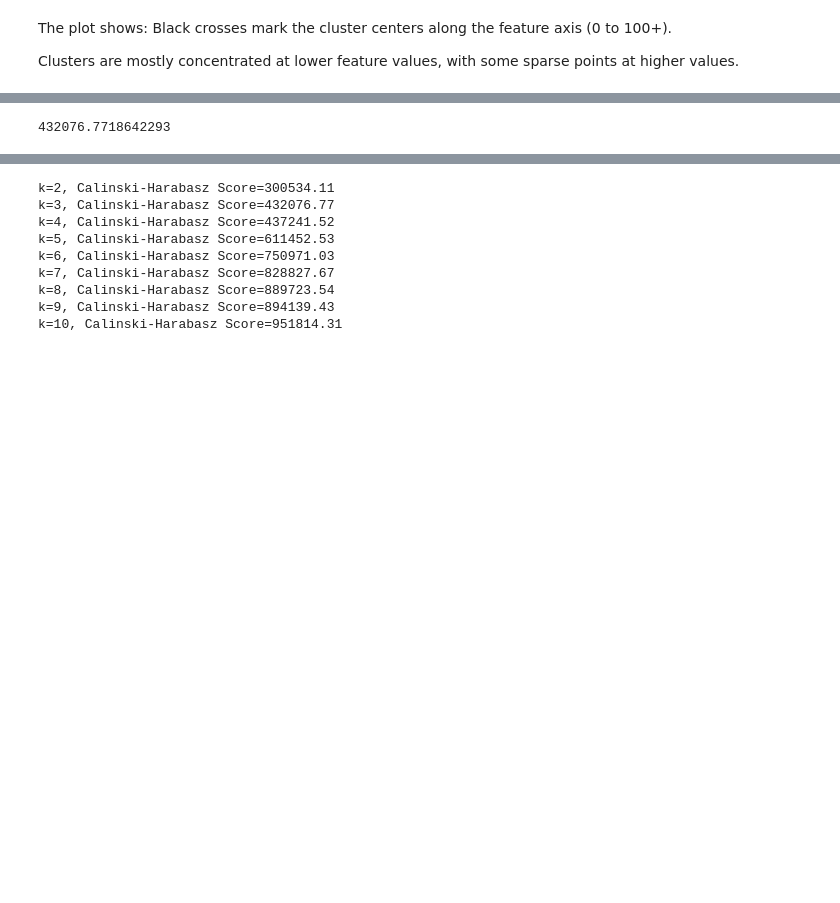
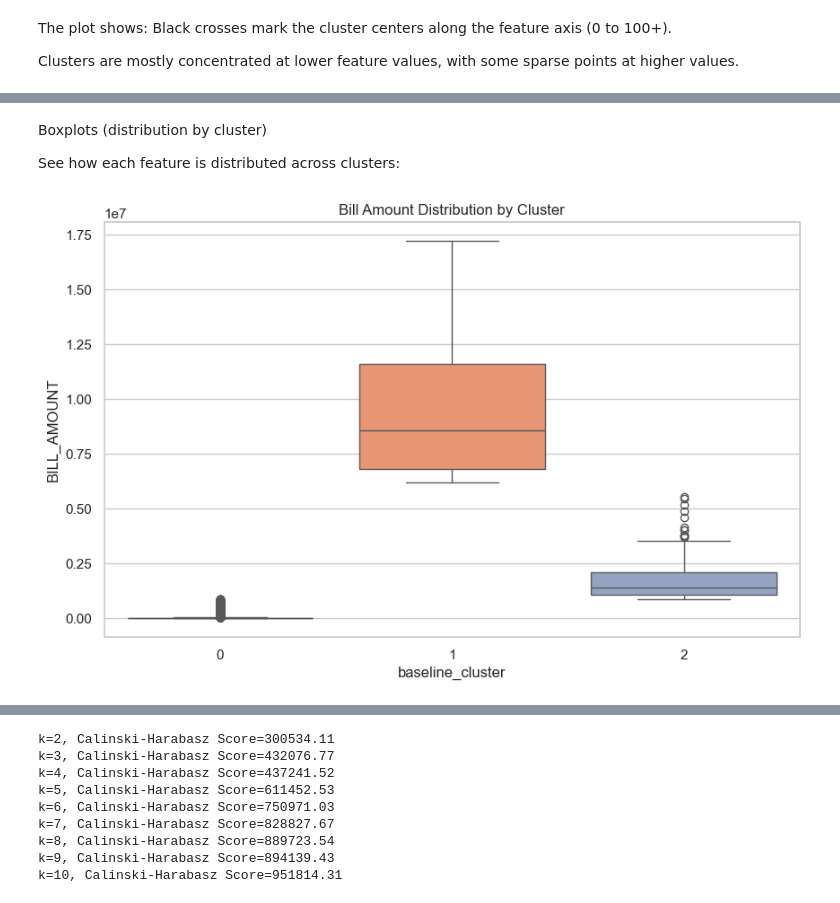
Before and after one commit to Assesa44/water-loss-reduction-through-smart-metering, a Jupyter notebook: Notebooks/Exploratory/clustering.ipynb, the cells around one changed output, grey strips where cells are left out. Drawn from its saved outputs; the diff is of its cells as text; code cells hidden in the pictures; blank space fills up the shorter version.

```diff
--- a/Notebooks/Exploratory/clustering.ipynb
+++ b/Notebooks/Exploratory/clustering.ipynb
@@ -251,2 +354,11 @@ Clusters are mostly concentrated at lower feature values, with some sparse point
+# %% [markdown]
+Boxplots (distribution by cluster)
+
+See how each feature is distributed across clusters:
 # %%
-from sklearn.metrics import calinski_harabasz_score, silhouette_score
+plt.figure(figsize=(10,6))
+sns.boxplot(x='baseline_cluster', y='BILL_AMOUNT', data=clustering_data, palette='Set2')
+plt.title("Bill Amount Distribution by Cluster")
+plt.show()
+# %% [output]
+[figure, added]
@@ -255,4 +364,0 @@ labels = kmeans.labels_
-# %%
-calinski_harabasz_score(X_scaled, labels)
-# %% [output]
-432076.7718642293
```
Also changed, not shown: parts of 36 cells of this notebook.
